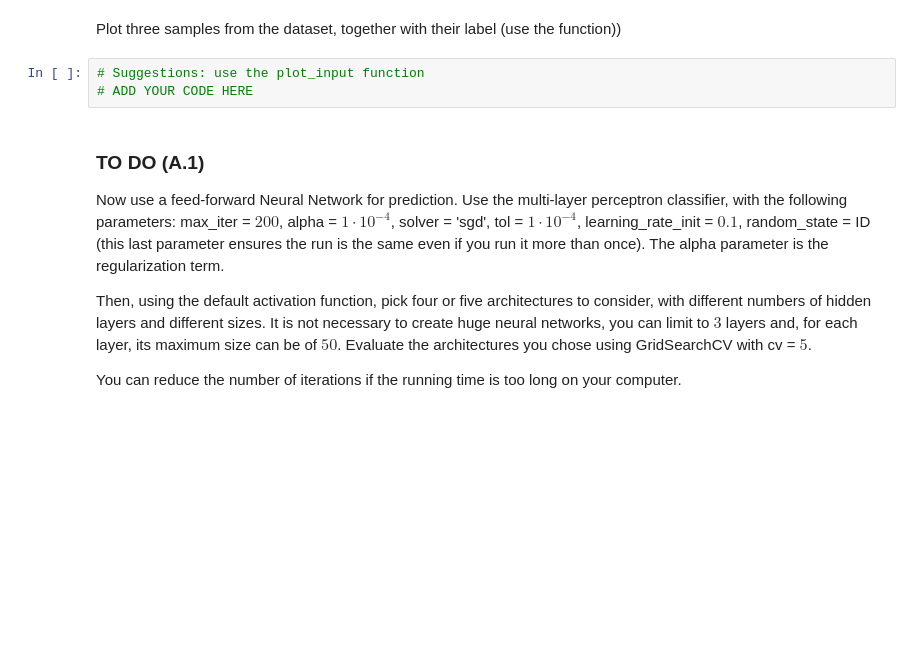
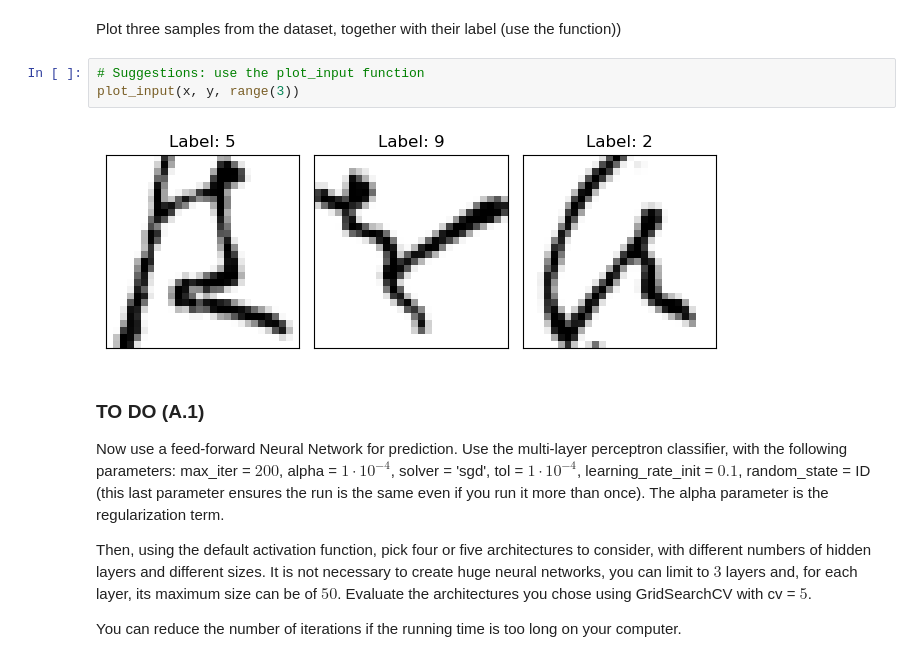
Before and after one commit to darioliotta/MachineLearning-Homeworks, a Jupyter notebook: 4/Liotta_Dario_lab4.ipynb, the cells around one changed output. Drawn from its saved outputs; the diff is of its cells as text; blank space fills up the shorter version.

```diff
--- a/4/Liotta_Dario_lab4.ipynb
+++ b/4/Liotta_Dario_lab4.ipynb
@@ -247,7 +270,9 @@ print(frequencies)
 Plot three samples from the dataset, together with their label (use the function))
 # %%
 # Suggestions: use the plot_input function
-# ADD YOUR CODE HERE
+plot_input(x, y, range(3))
+# %% [output]
+[figure, added]
 # %% [markdown]
 ### TO DO (A.1)
 
```
Also changed, not shown: parts of 9 cells of this notebook.
